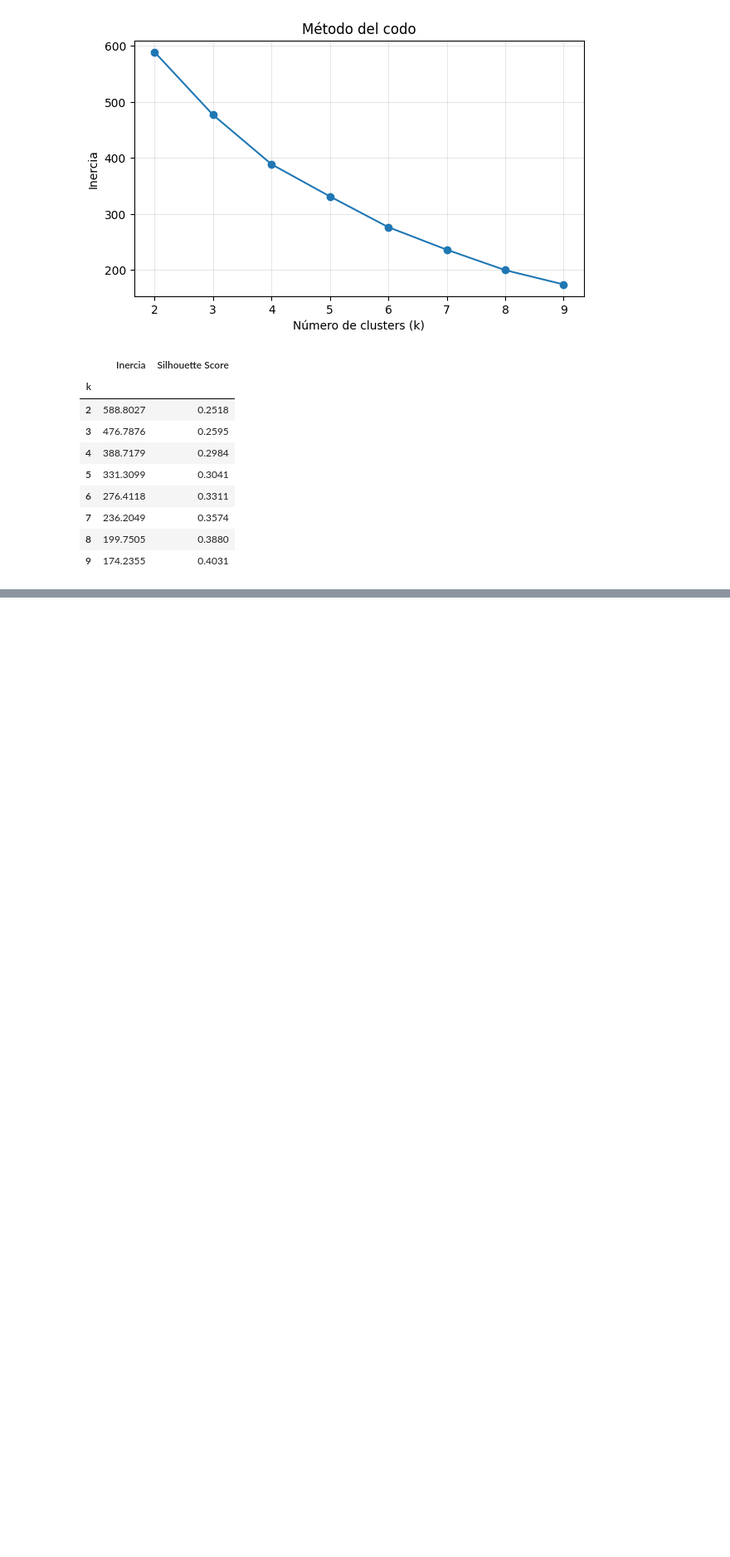
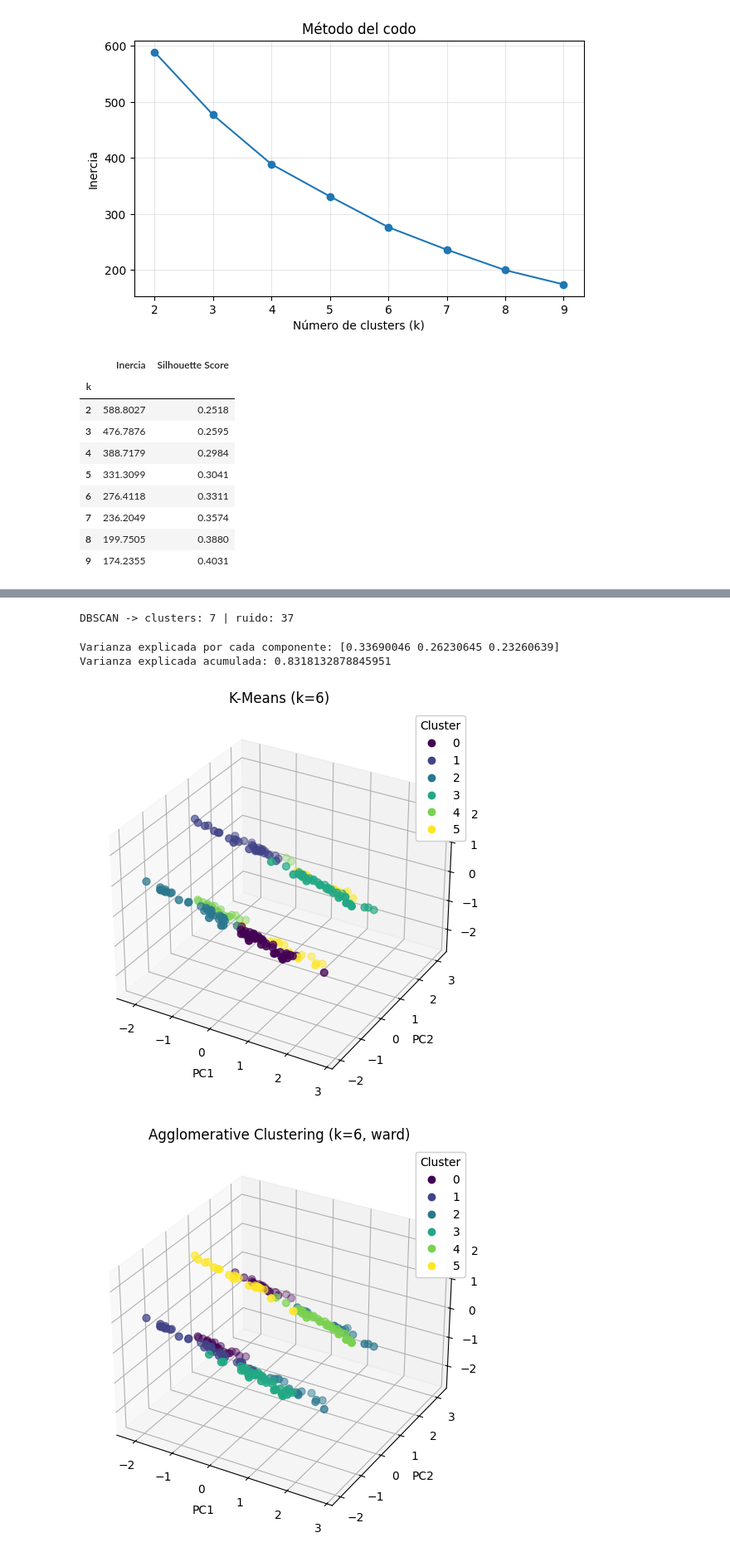
Before and after one commit to lacastrilf/Workshops-Machine-Learning, a Jupyter notebook: 03_Workshop/mall_customers_clustering.ipynb, the cells around one changed output, grey strips where cells are left out. Shown at 83% size. Drawn from its saved outputs; the diff is of its cells as text; code cells hidden in the pictures; blank space fills up the shorter version.

Commit message:
Merge between the models

```diff
--- a/03_Workshop/mall_customers_clustering.ipynb
+++ b/03_Workshop/mall_customers_clustering.ipynb
@@ -173,0 +212,6 @@ labels = model.fit_predict(X_scaled)
+# %%
+best_k_agg = 6
+agg_model = AgglomerativeClustering(n_clusters=best_k_agg, linkage="ward")
+labels_agglomerative = agg_model.fit_predict(X_scaled)
+
+print("Silhouette:", silhouette_score(X_scaled, labels_agglomerative))
@@ -173,0 +289,48 @@ labels = model.fit_predict(X_scaled)
+# %%
+# Modelo final de DBSCAN con los parámetros elegidos
+labels_dbscan = DBSCAN(eps=0.7, min_samples=5).fit_predict(X_scaled)
+labels_kmeans = labels  # K-Means con k=6
+
+print("DBSCAN -> clusters:", len(set(labels_dbscan) - {-1}), "| ruido:", (labels_dbscan == -1).sum())
+# %% [output]
+DBSCAN -> clusters: 7 | ruido: 37
+# %%
+from sklearn.decomposition import PCA
+
+pca = PCA(n_components=3)
+X_pca = pca.fit_transform(X_scaled)
+
+print("Varianza explicada por cada componente:", pca.explained_variance_ratio_)
+print("Varianza explicada acumulada:", pca.explained_variance_ratio_.sum())
+# %% [output]
+Varianza explicada por cada componente: [0.33690046 0.26230645 0.23260639]
+Varianza explicada acumulada: 0.8318132878845951
+# %%
+def plot_clusters_3d(X_pca, labels, title):
+    fig = plt.figure(figsize=(8, 6))
+    ax = fig.add_subplot(111, projection="3d")
+
+    scatter = ax.scatter(
+        X_pca[:, 0], X_pca[:, 1], X_pca[:, 2],
+        c=labels,
+        cmap="viridis",
+        s=40
+    )
+
+    ax.set_xlabel("PC1")
+    ax.set_ylabel("PC2")
+    ax.set_zlabel("PC3")
+    ax.set_title(title)
+
+    legend = ax.legend(*scatter.legend_elements(), title="Cluster")
+    ax.add_artist(legend)
+
+    plt.show()
+
+
+plot_clusters_3d(X_pca, labels_kmeans, "K-Means (k=6)")
+plot_clusters_3d(X_pca, labels_agglomerative, "Agglomerative Clustering (k=6, ward)")
+plot_clusters_3d(X_pca, labels_dbscan, "DBSCAN (eps=0.7, min_samples=5)")
+# %% [output]
+[figure, added]
+[figure, added]
```
Also changed, not shown: parts of 10 cells of this notebook.
